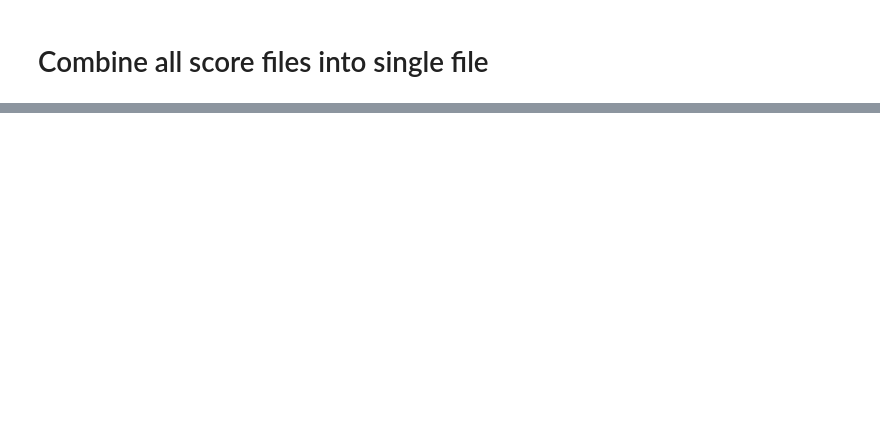
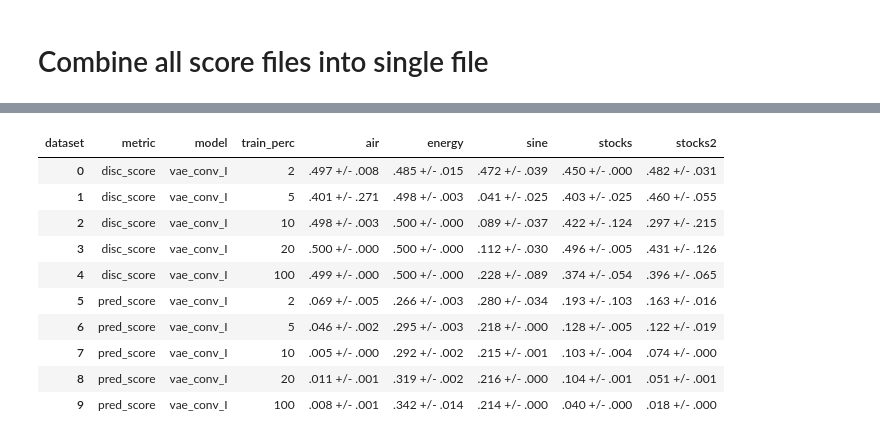
Before and after one commit to abudesai/syntheticdatagen, a Jupyter notebook: TimeGAN/abu_testing.ipynb, the cells around one changed output, grey strips where cells are left out. Drawn from its saved outputs; the diff is of its cells as text; code cells hidden in the pictures; blank space fills up the shorter version.

Commit message:
added code for generating nicely organized score table

```diff
--- a/TimeGAN/abu_testing.ipynb
+++ b/TimeGAN/abu_testing.ipynb
@@ -170,0 +245,9 @@ all_scores.to_csv(f"./{scores_dir}/{model}_disc_and_pred_scores_ALL.csv", index=
+# %%
+new_df = all_scores[['model', 'dataset', 'train_perc', 'disc_mean', 'disc_CI',
+                        'pred_mean', 'pred_CI']]
+
+new_df['disc_mean'] = new_df['disc_mean'].apply(lambda x: f'{x:0.3f}'[1:] )
+new_df['disc_CI'] = new_df['disc_CI'].apply(lambda x: f'{x:0.3f}'[1:] )
+new_df['pred_mean'] = new_df['pred_mean'].apply(lambda x: f'{x:0.3f}'[1:] )
+new_df['pred_CI'] = new_df['pred_CI'].apply(lambda x: f'{x:0.3f}'[1:] )
+new_df.head()
@@ -170,0 +261,7 @@ all_scores.to_csv(f"./{scores_dir}/{model}_disc_and_pred_scores_ALL.csv", index=
+# %%
+new_df['disc_score'] = new_df.apply( lambda row:row['disc_mean'] + ' +/- ' + row['disc_CI'], axis = 1 )
+new_df['pred_score'] = new_df.apply( lambda row: row['pred_mean'] + ' +/- ' + row['pred_CI'], axis = 1 )
+
+new_df.drop(columns=['disc_mean', 'disc_CI','pred_mean', 'pred_CI'], inplace=True)
+
+new_df.head()
@@ -170,0 +275,36 @@ all_scores.to_csv(f"./{scores_dir}/{model}_disc_and_pred_scores_ALL.csv", index=
+# %%
+
+non_pivoted_columns = ['model', 'train_perc']
+pivoting_column = ['dataset']
+metrics = ['disc_score', 'pred_score']
+
+final_df = []
+for metric in metrics:
+    pivoted_columns = metric
+    cols = non_pivoted_columns + pivoting_column + [pivoted_columns]
+    temp_df = new_df[cols]
+
+
+    pivoted = temp_df.pivot_table(index = non_pivoted_columns,
+                                          aggfunc=lambda x: ' '.join(x),
+                                          columns=pivoting_column,
+                                          values=pivoted_columns).reset_index()
+    pivoted.insert(0, 'metric', metric)
+
+    final_df.append(pivoted)
+
+
+final_df = pd.concat(final_df, axis=0, ignore_index=True)
+final_df.head(10)
+# %% [output]
+| dataset | metric | model | train_perc | air | energy | sine | stocks | stocks2 |
+| 0 | disc_score | vae_conv_I | 2 | .497 +/- .008 | .485 +/- .015 | .472 +/- .039 | .450 +/- .000 | .482 +/- .031 |
+| 1 | disc_score | vae_conv_I | 5 | .401 +/- .271 | .498 +/- .003 | .041 +/- .025 | .403 +/- .025 | .460 +/- .055 |
+| 2 | disc_score | vae_conv_I | 10 | .498 +/- .003 | .500 +/- .000 | .089 +/- .037 | .422 +/- .124 | .297 +/- .215 |
+| 3 | disc_score | vae_conv_I | 20 | .500 +/- .000 | .500 +/- .000 | .112 +/- .030 | .496 +/- .005 | .431 +/- .126 |
+| 4 | disc_score | vae_conv_I | 100 | .499 +/- .000 | .500 +/- .000 | .228 +/- .089 | .374 +/- .054 | .396 +/- .065 |
+| 5 | pred_score | vae_conv_I | 2 | .069 +/- .005 | .266 +/- .003 | .280 +/- .034 | .193 +/- .103 | .163 +/- .016 |
+| 6 | pred_score | vae_conv_I | 5 | .046 +/- .002 | .295 +/- .003 | .218 +/- .000 | .128 +/- .005 | .122 +/- .019 |
+| 7 | pred_score | vae_conv_I | 10 | .005 +/- .000 | .292 +/- .002 | .215 +/- .001 | .103 +/- .004 | .074 +/- .000 |
+| 8 | pred_score | vae_conv_I | 20 | .011 +/- .001 | .319 +/- .002 | .216 +/- .000 | .104 +/- .001 | .051 +/- .001 |
+| 9 | pred_score | vae_conv_I | 100 | .008 +/- .001 | .342 +/- .014 | .214 +/- .000 | .040 +/- .000 | .018 +/- .000 |
```
Also changed, not shown: parts of 8 cells of this notebook.
